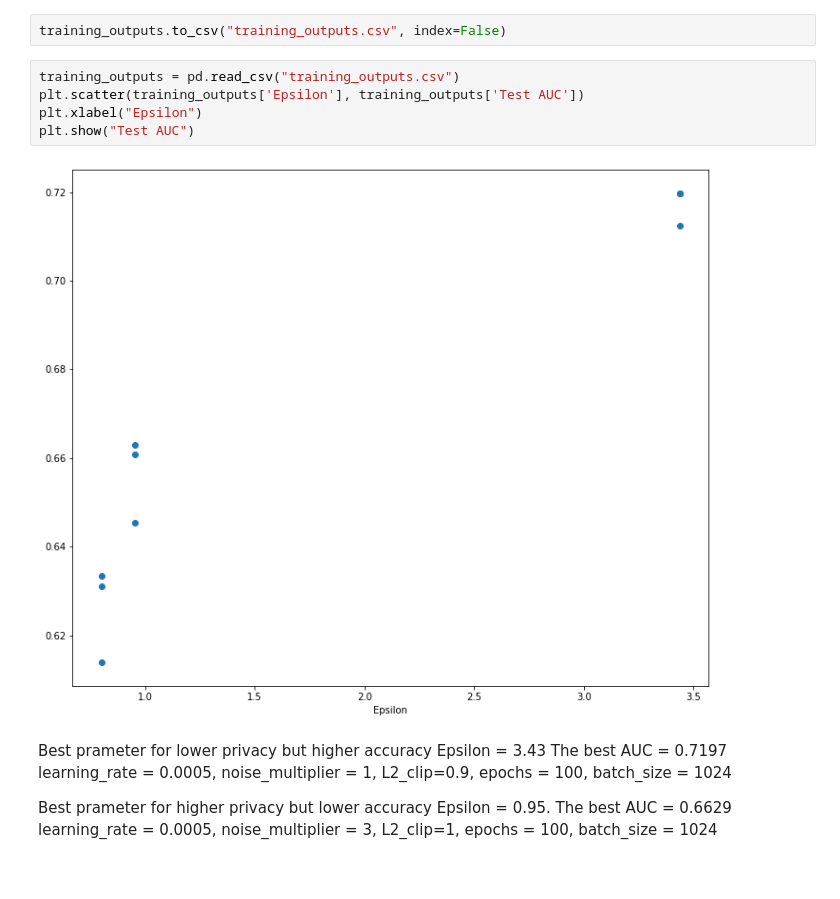
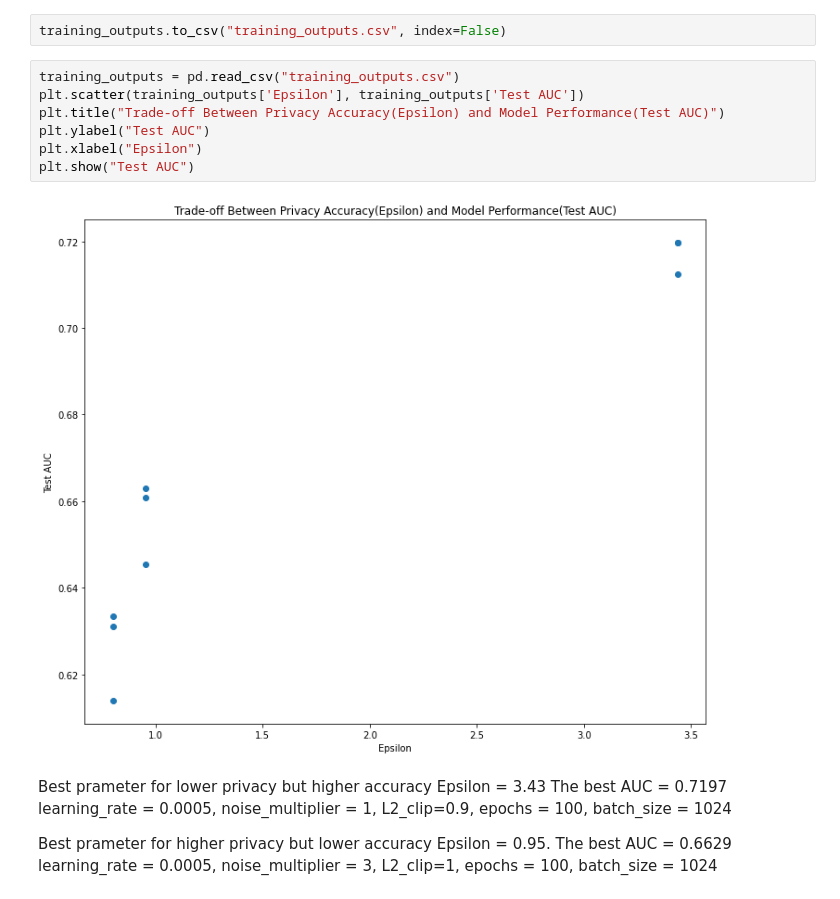
Before and after one commit to VectorInstitute/PETs-Bootcamp, a Jupyter notebook: pet_dp_hao/DP_hao.ipynb, the cells around one changed output. Cells and saved outputs as stored; diff of their text form.

```diff
--- a/pet_dp_hao/DP_hao.ipynb
+++ b/pet_dp_hao/DP_hao.ipynb
@@ -819,10 +802,12 @@ training_outputs.to_csv("training_outputs.csv", index=False)
 # %%
 training_outputs = pd.read_csv("training_outputs.csv")
 plt.scatter(training_outputs['Epsilon'], training_outputs['Test AUC'])
+plt.title("Trade-off Between Privacy Accuracy(Epsilon) and Model Performance(Test AUC)")
+plt.ylabel("Test AUC")
 plt.xlabel("Epsilon")
 plt.show("Test AUC")
 # %% [output]
-[figure, old version]
+[figure, new version]
 # %% [markdown]
 Best prameter for lower privacy but higher accuracy
 Epsilon = 3.43  The best AUC = 0.7197
```
Also changed, not shown: parts of 8 cells of this notebook.
